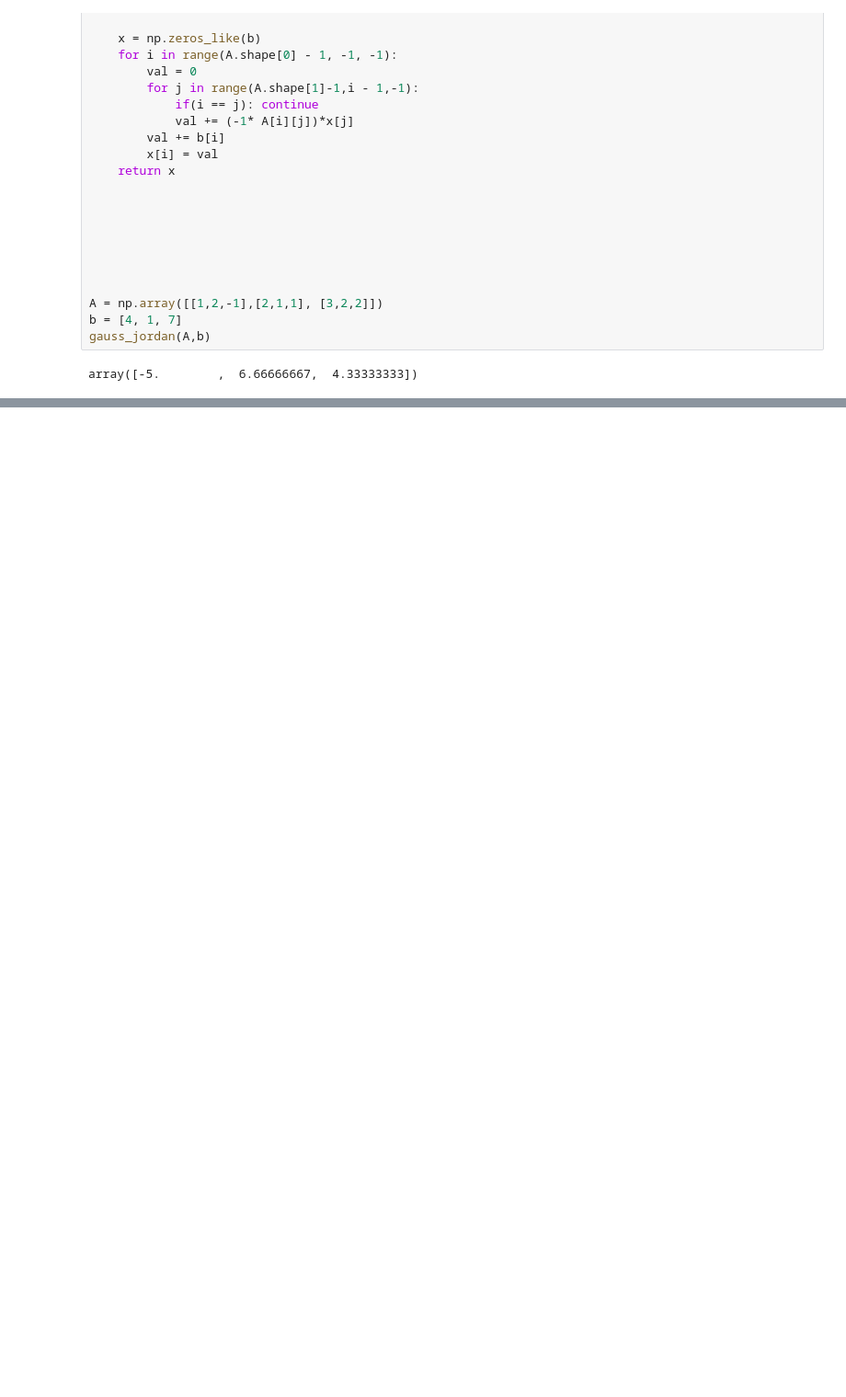
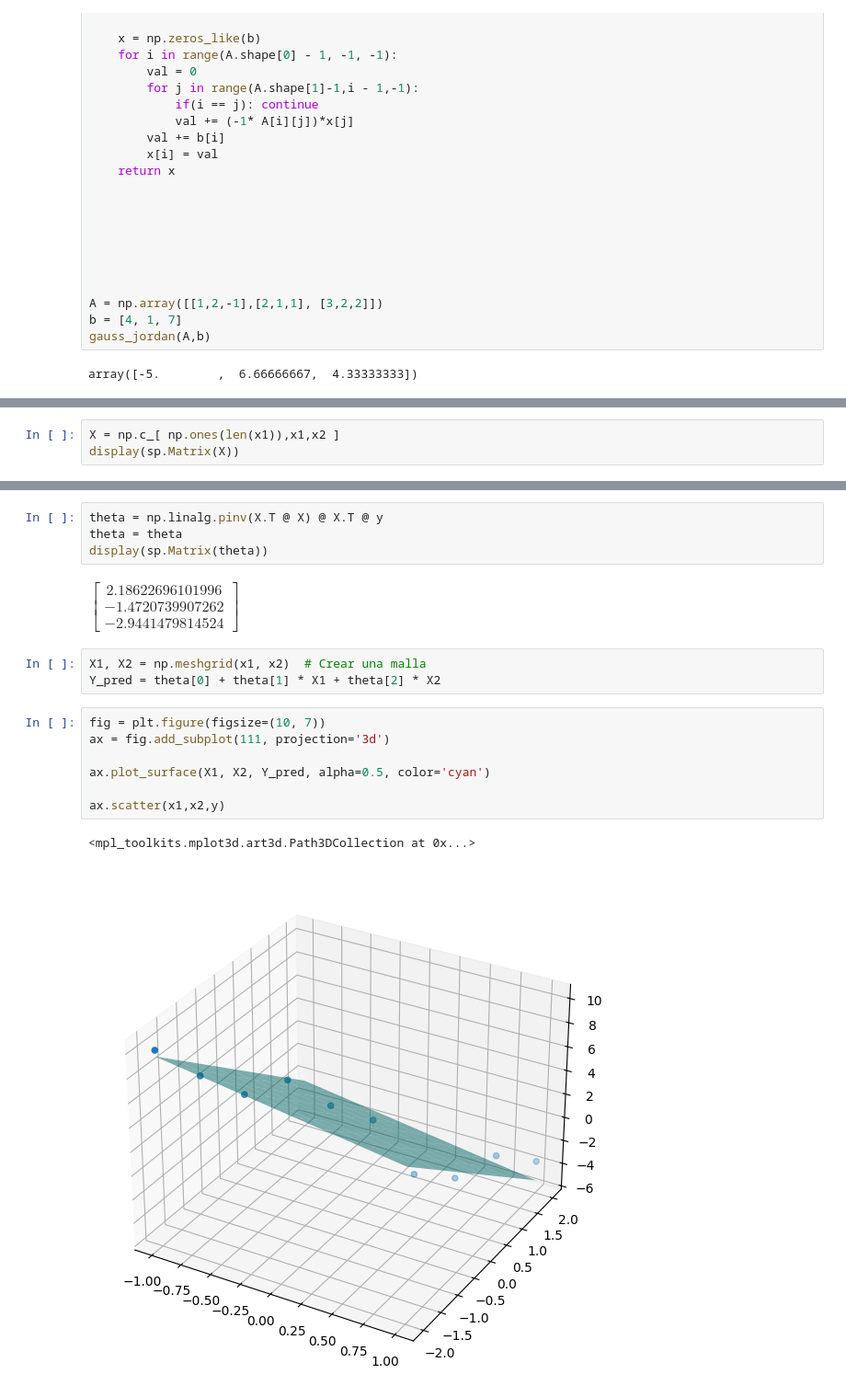
Before and after one commit to Another-DevX/Metodos-computacionales, a Jupyter notebook: algebra_lineal/matrices.ipynb, the cells around one changed output, grey strips where cells are left out. Shown: that part at 92% size. Drawn from its saved outputs; the diff is of its cells as text; blank space fills up the shorter version.

```diff
--- a/algebra_lineal/matrices.ipynb
+++ b/algebra_lineal/matrices.ipynb
@@ -129,0 +363,3 @@ array([-5.        ,  6.66666667,  4.33333333])
+# %%
+X = np.c_[ np.ones(len(x1)),x1,x2 ]
+display(sp.Matrix(X))
@@ -129,0 +368,19 @@ array([-5.        ,  6.66666667,  4.33333333])
+# %%
+theta = np.linalg.pinv(X.T @ X) @ X.T @ y
+theta = theta
+display(sp.Matrix(theta))
+# %% [output]
+$\displaystyle \left[\begin{matrix}2.18622696101996\\-1.4720739907262\\-2.9441479814524\end{matrix}\right]$
+# %%
+X1, X2 = np.meshgrid(x1, x2)  # Crear una malla
+Y_pred = theta[0] + theta[1] * X1 + theta[2] * X2
+# %%
+fig = plt.figure(figsize=(10, 7))
+ax = fig.add_subplot(111, projection='3d')
+
+ax.plot_surface(X1, X2, Y_pred, alpha=0.5, color='cyan')
+
+ax.scatter(x1,x2,y)
+# %% [output]
+<mpl_toolkits.mplot3d.art3d.Path3DCollection at 0x...>
+[figure, added]
```
Also changed, not shown: parts of 20 cells of this notebook.
